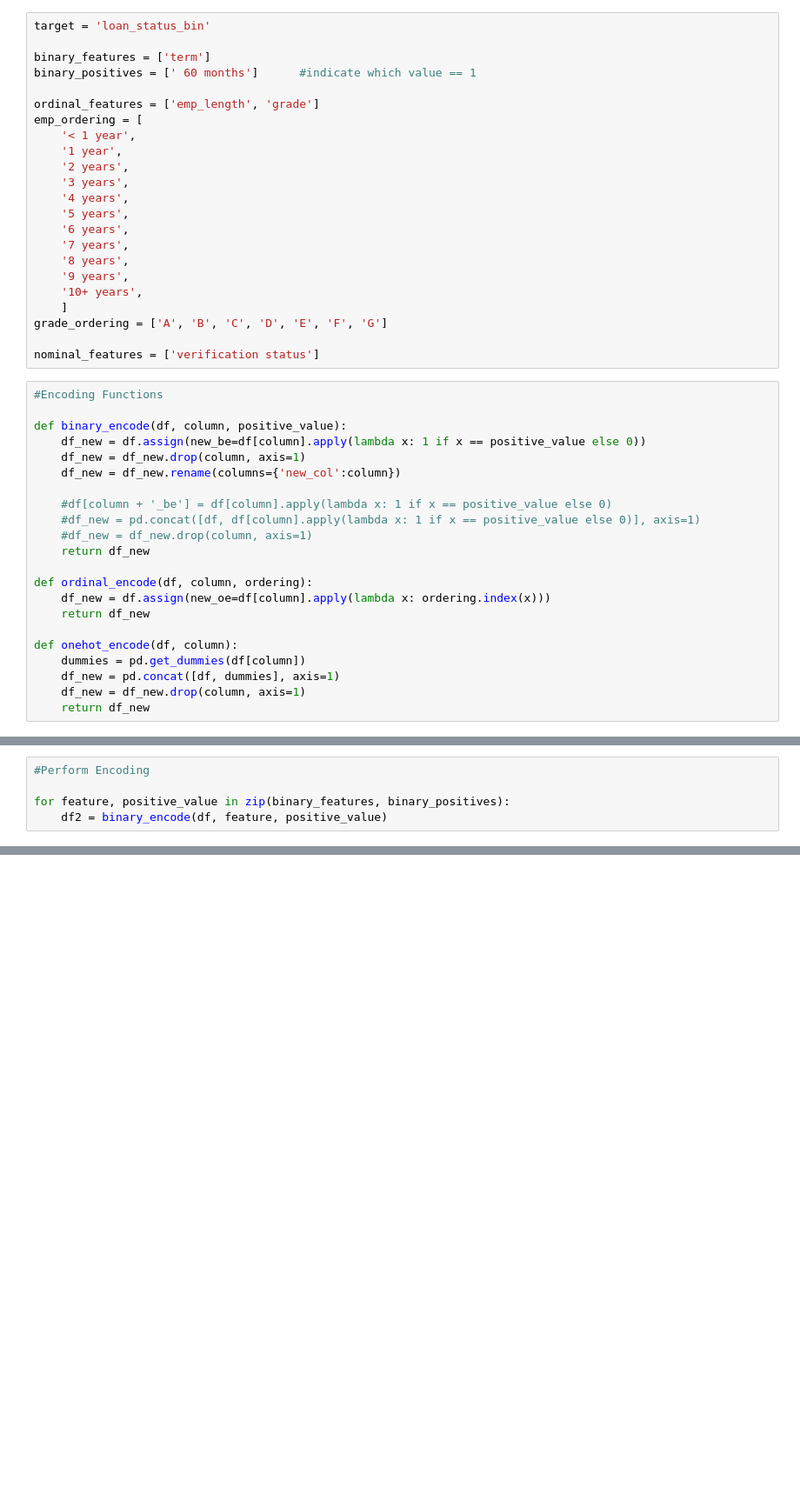
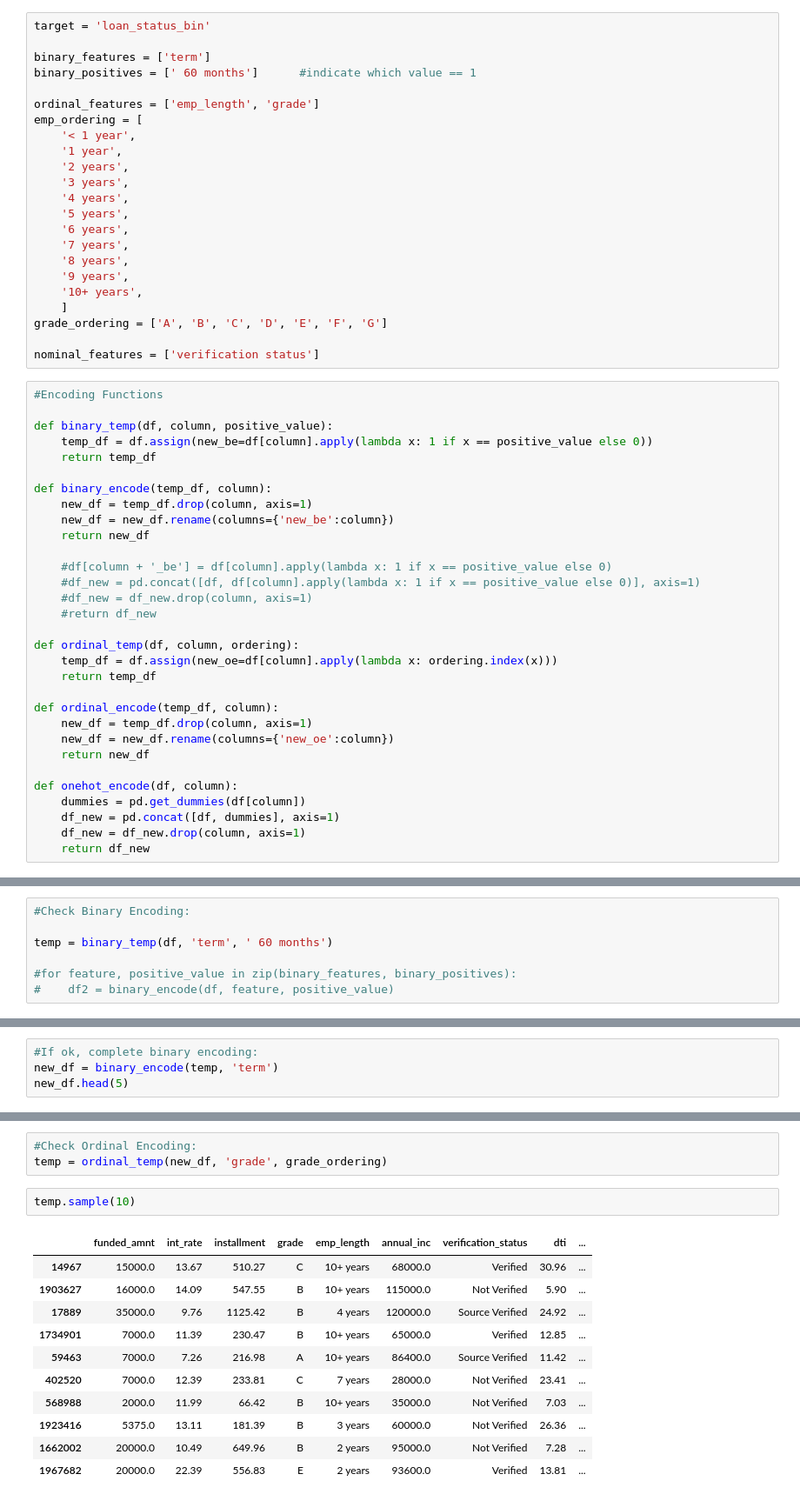
Before and after one commit to Amar-raj-j6380/Lending_Club, a Jupyter notebook: 4. Paid In Full vs Defaulted/Preprocess - 10 features.ipynb, the cells around one changed output, grey strips where cells are left out. Shown at 87% size. Cells and saved outputs as stored; diff of their text form; blank space fills up the shorter version.

```diff
--- a/4. Paid Off vs Defaulted/Acc Loans - Choose Feat + Data Clean.ipynb
+++ b/4. Paid In Full vs Defaulted/Preprocess - 10 features.ipynb
@@ -361,19 +359,28 @@ nominal_features = ['verification status']
 # %%
 #Encoding Functions
 
-def binary_encode(df, column, positive_value):
-    df_new = df.assign(new_be=df[column].apply(lambda x: 1 if x == positive_value else 0))
-    df_new = df_new.drop(column, axis=1)
-    df_new = df_new.rename(columns={'new_col':column})
+def binary_temp(df, column, positive_value):
+    temp_df = df.assign(new_be=df[column].apply(lambda x: 1 if x == positive_value else 0))
+    return temp_df
+
+def binary_encode(temp_df, column):
+    new_df = temp_df.drop(column, axis=1)
+    new_df = new_df.rename(columns={'new_be':column})
+    return new_df
 
     #df[column + '_be'] = df[column].apply(lambda x: 1 if x == positive_value else 0)
     #df_new = pd.concat([df, df[column].apply(lambda x: 1 if x == positive_value else 0)], axis=1)
     #df_new = df_new.drop(column, axis=1)
-    return df_new
+    #return df_new
 
-def ordinal_encode(df, column, ordering):
-    df_new = df.assign(new_oe=df[column].apply(lambda x: ordering.index(x)))
-    return df_new
+def ordinal_temp(df, column, ordering):
+    temp_df = df.assign(new_oe=df[column].apply(lambda x: ordering.index(x)))
+    return temp_df
+
+def ordinal_encode(temp_df, column):
+    new_df = temp_df.drop(column, axis=1)
+    new_df = new_df.rename(columns={'new_oe':column})
+    return new_df
 
 def onehot_encode(df, column):
     dummies = pd.get_dummies(df[column])
@@ -387,5 +392,7 @@ list(zip(binary_features, binary_positives))
 # %%
-#Perform Encoding
+#Check Binary Encoding:
 
-for feature, positive_value in zip(binary_features, binary_positives):
-    df2 = binary_encode(df, feature, positive_value)
+temp = binary_temp(df, 'term', ' 60 months')
+
+#for feature, positive_value in zip(binary_features, binary_positives):
+#    df2 = binary_encode(df, feature, positive_value)
@@ -447,0 +422,4 @@ df4
+# %%
+#If ok, complete binary encoding:
+new_df = binary_encode(temp, 'term')
+new_df.head(5)
@@ -447,0 +433,17 @@ df4
+# %%
+#Check Ordinal Encoding:
+temp = ordinal_temp(new_df, 'grade', grade_ordering)
+# %%
+temp.sample(10)
+# %% [output]
+|  | funded_amnt | int_rate | installment | grade | emp_length | annual_inc | verification_status | dti | ... |
+| 14967 | 15000.0 | 13.67 | 510.27 | C | 10+ years | 68000.0 | Verified | 30.96 | ... |
+| 1903627 | 16000.0 | 14.09 | 547.55 | B | 10+ years | 115000.0 | Not Verified | 5.90 | ... |
+| 17889 | 35000.0 | 9.76 | 1125.42 | B | 4 years | 120000.0 | Source Verified | 24.92 | ... |
+| 1734901 | 7000.0 | 11.39 | 230.47 | B | 10+ years | 65000.0 | Verified | 12.85 | ... |
+| 59463 | 7000.0 | 7.26 | 216.98 | A | 10+ years | 86400.0 | Source Verified | 11.42 | ... |
+| 402520 | 7000.0 | 12.39 | 233.81 | C | 7 years | 28000.0 | Not Verified | 23.41 | ... |
+| 568988 | 2000.0 | 11.99 | 66.42 | B | 10+ years | 35000.0 | Not Verified | 7.03 | ... |
+| 1923416 | 5375.0 | 13.11 | 181.39 | B | 3 years | 60000.0 | Not Verified | 26.36 | ... |
+| 1662002 | 20000.0 | 10.49 | 649.96 | B | 2 years | 95000.0 | Not Verified | 7.28 | ... |
+| 1967682 | 20000.0 | 22.39 | 556.83 | E | 2 years | 93600.0 | Verified | 13.81 | ... |
```
Also changed, not shown: parts of 26 cells of this notebook.
